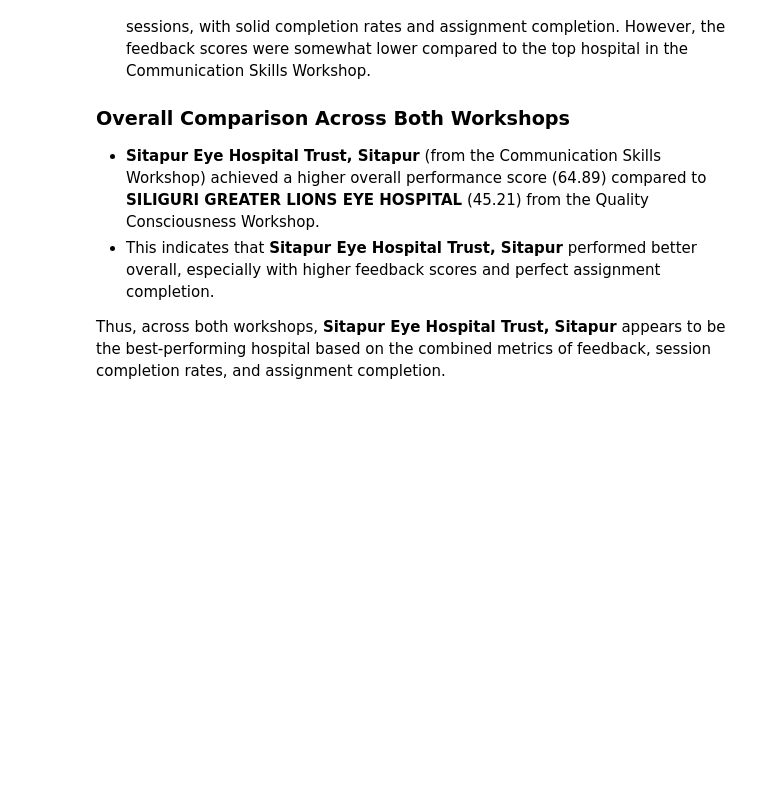
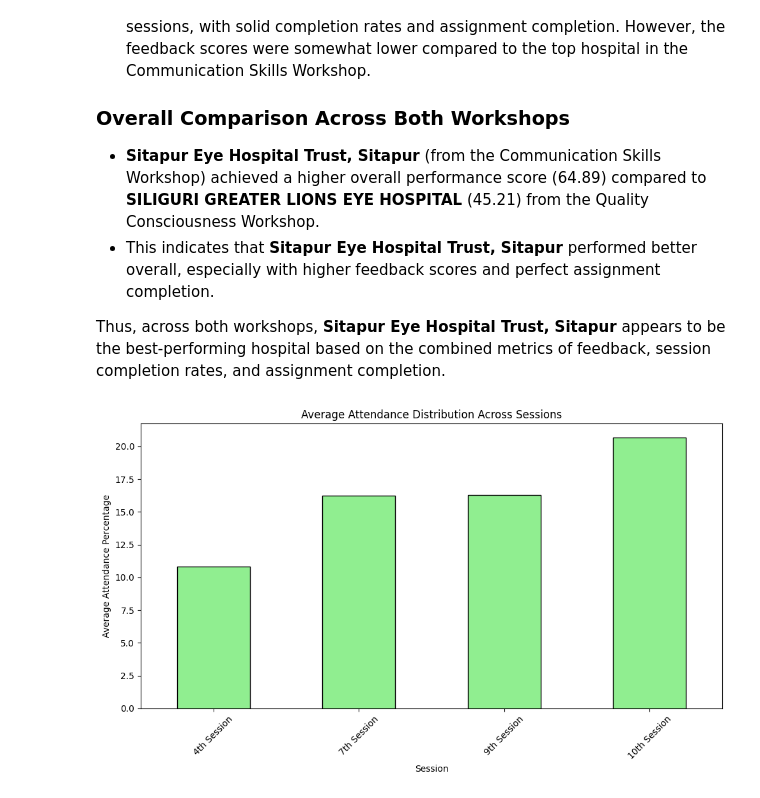
Before and after one commit to KTK-Jadoo/Seva-Training-Data, a Jupyter notebook: eda_QC.ipynb, the cells around one changed output. Cells and saved outputs as stored; diff of their text form; code cells hidden in the pictures; blank space fills up the shorter version.

```diff
--- a/eda_QC.ipynb
+++ b/eda_QC.ipynb
@@ -252,3 +252,27 @@ For the Quality Consciousness Workshop, the analysis shows that **SILIGURI GREAT
 - This indicates that **Sitapur Eye Hospital Trust, Sitapur** performed better overall, especially with higher feedback scores and perfect assignment completion.
 
 Thus, across both workshops, **Sitapur Eye Hospital Trust, Sitapur** appears to be the best-performing hospital based on the combined metrics of feedback, session completion rates, and assignment completion.
+# %%
+# Prepare the data for attendance distribution
+attendance_columns = [
+    'Completion_4th_Session', 'Completion_7th_Session',
+    'Completion_9th_Session', 'Completion_10th_Session'
+]
+
+# We will calculate the mean attendance for each of these sessions
+mean_attendance = data_cleaned[attendance_columns].mean()
+
+# Create a bar chart for attendance distribution
+plt.figure(figsize=(10, 6))
+mean_attendance.plot(kind='bar', color='lightgreen', edgecolor='black')
+plt.title('Average Attendance Distribution Across Sessions')
+plt.xlabel('Session')
+plt.ylabel('Average Attendance Percentage')
+plt.xticks(ticks=range(len(attendance_columns)), labels=['4th Session', '7th Session', '9th Session', '10th Session'], rotation=45)
+plt.tight_layout()
+
+# Save the attendance distribution bar chart
+plt.savefig('attendance_distribution.png')
+plt.show()
+# %% [output]
+[figure, added]
```
Also changed, not shown: 5 other files.
